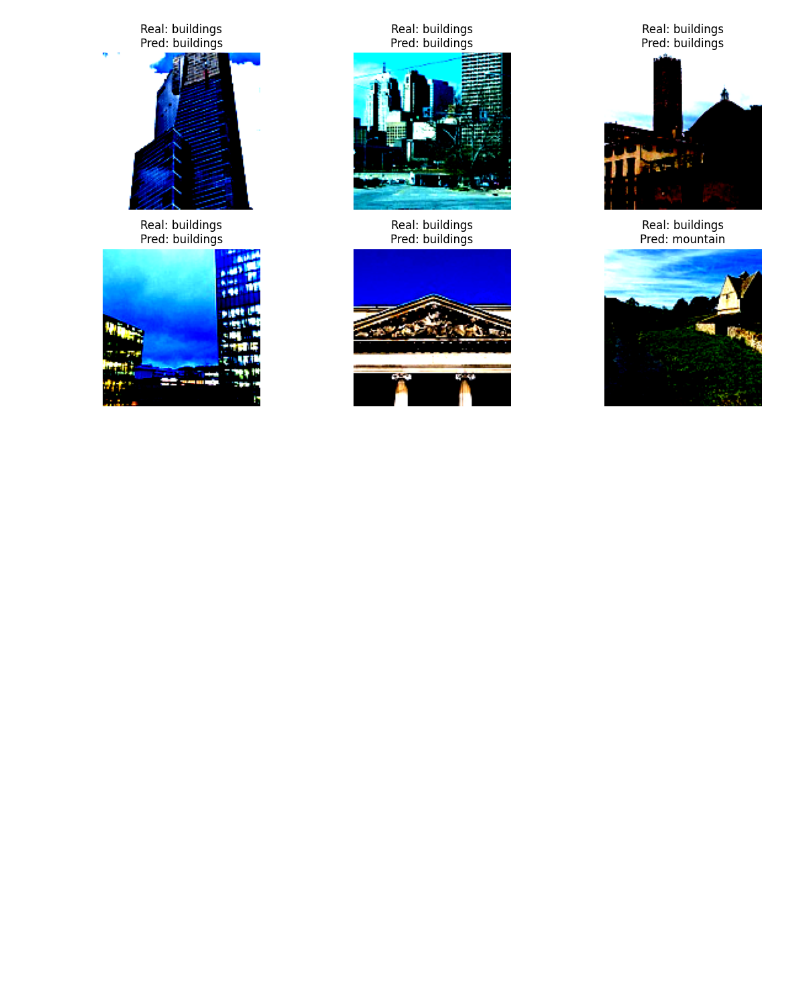
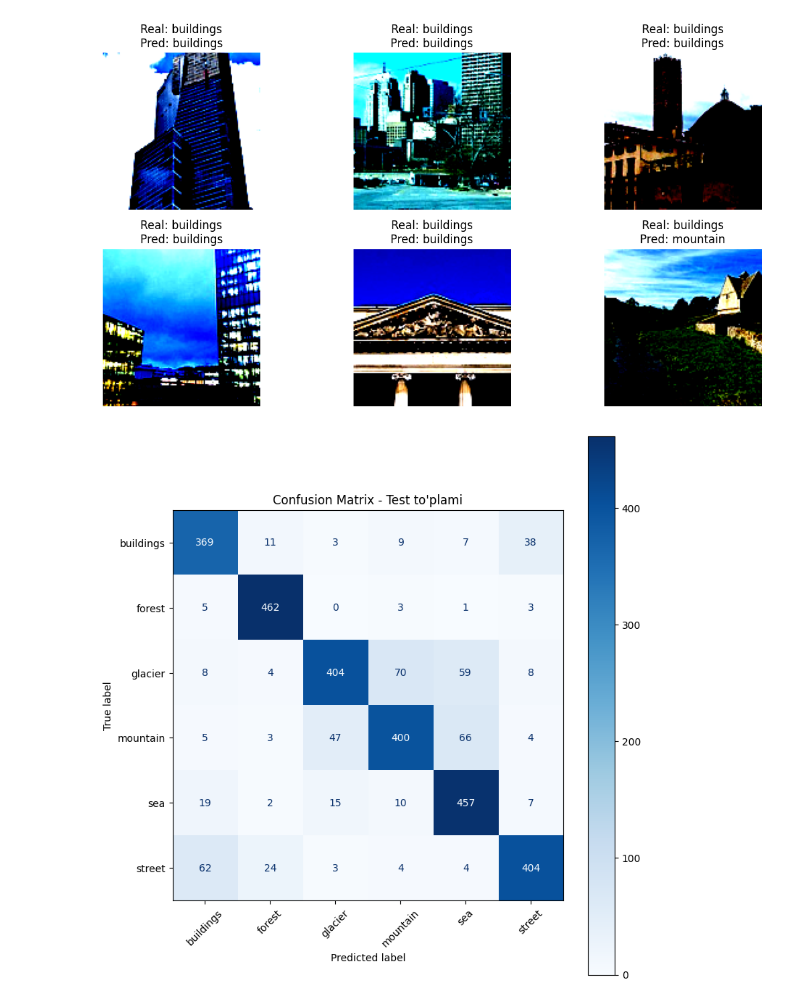
Before and after one commit to toxirerkinov70-commits/SimpleCNN-model, a Jupyter notebook: simpleCNN.ipynb, the cells around one changed output. Drawn from its saved outputs; the diff is of its cells as text; code cells hidden in the pictures; blank space fills up the shorter version.

```diff
--- a/simpleCNN.ipynb
+++ b/simpleCNN.ipynb
@@ -85,6 +85,10 @@ criterion = nn.CrossEntropyLoss()
 optimizer = optoim.Adam(model.parameters(), lr=0.001)
 # %%
 num_epoch = 10
+
+train_loss_history = []
+train_acc_history = []
+test_acc_history = []
 
 for epoch in range(num_epoch):
     model.train()
@@ -107,5 +111,24 @@ for epoch in range(num_epoch):
         corrent += (predicted == labels).sum().item()
 
     train_acc = 100 * corrent / total
-    print(f"Epoch [{epoch+1}/{num_epoch}], Loss: {running_loss/len(train_loader):.4f}, Train Accuracy: {train_acc:.4f}%")
+    train_loss = running_loss / len(train_loader)
+
+    # Har epochdan keyin test to'plamida ham baholaymiz (training curve uchun)
+    model.eval()
+    test_corrent = 0
+    test_total = 0
+    with torch.no_grad():
+        for images, labels in test_loader:
+            images, labels = images.to(device), labels.to(device)
+            outputs = model(images)
+            _, predicted = torch.max(outputs, 1)
+            test_total += labels.size(0)
+            test_corrent += (predicted == labels).sum().item()
+    epoch_test_acc = 100 * test_corrent / test_total
+
+    train_loss_history.append(train_loss)
+    train_acc_history.append(train_acc)
+    test_acc_history.append(epoch_test_acc)
+
+    print(f"Epoch [{epoch+1}/{num_epoch}], Loss: {train_loss:.4f}, Train Accuracy: {train_acc:.4f}%, Test Accuracy: {epoch_test_acc:.4f}%")
 # %% [output]
@@ -123,6 +146,8 @@ Epoch [10/10], Loss: 0.4670, Train Accuracy: 83.0412%
 model.eval()
 corrent = 0
 total = 0
+all_preds = []
+all_labels = []
 
 with torch.no_grad():
     for images, labels in test_loader:
@@ -131,6 +156,8 @@ with torch.no_grad():
         _, predicted = torch.max(outputs, 1)
         total += labels.size(0)
         corrent += (predicted == labels).sum().item()
+        all_preds.extend(predicted.cpu().numpy())
+        all_labels.extend(labels.cpu().numpy())
 
     test_acc = 100 * corrent / total
     print(f"Test Accuracy: {test_acc:.2f}%")
@@ -167,3 +194,17 @@ Clipping input data to the valid range for imshow with RGB data ([0..1] for floa
 Clipping input data to the valid range for imshow with RGB data ([0..1] for floats or [0..255] for integers). Got range [-2.0836544..2.1134453].
 Clipping input data to the valid range for imshow with RGB data ([0..1] for floats or [0..255] for integers). Got range [-1.9656862..2.0959384].
 [figure]
+# %%
+from sklearn.metrics import confusion_matrix, ConfusionMatrixDisplay
+
+cm = confusion_matrix(all_labels, all_preds)
+disp = ConfusionMatrixDisplay(confusion_matrix=cm, display_labels=class_names)
+
+fig, ax = plt.subplots(figsize=(8, 8))
+disp.plot(ax=ax, cmap="Blues", xticks_rotation=45, colorbar=True)
+plt.title("Confusion Matrix - Test to'plami")
+plt.tight_layout()
+plt.savefig("assets/confusion_matrix.png", dpi=150, bbox_inches="tight")
+plt.show()
+# %% [output]
+[figure, added]
```
Also changed, not shown: parts of 3 cells of this notebook, 4 other files.
